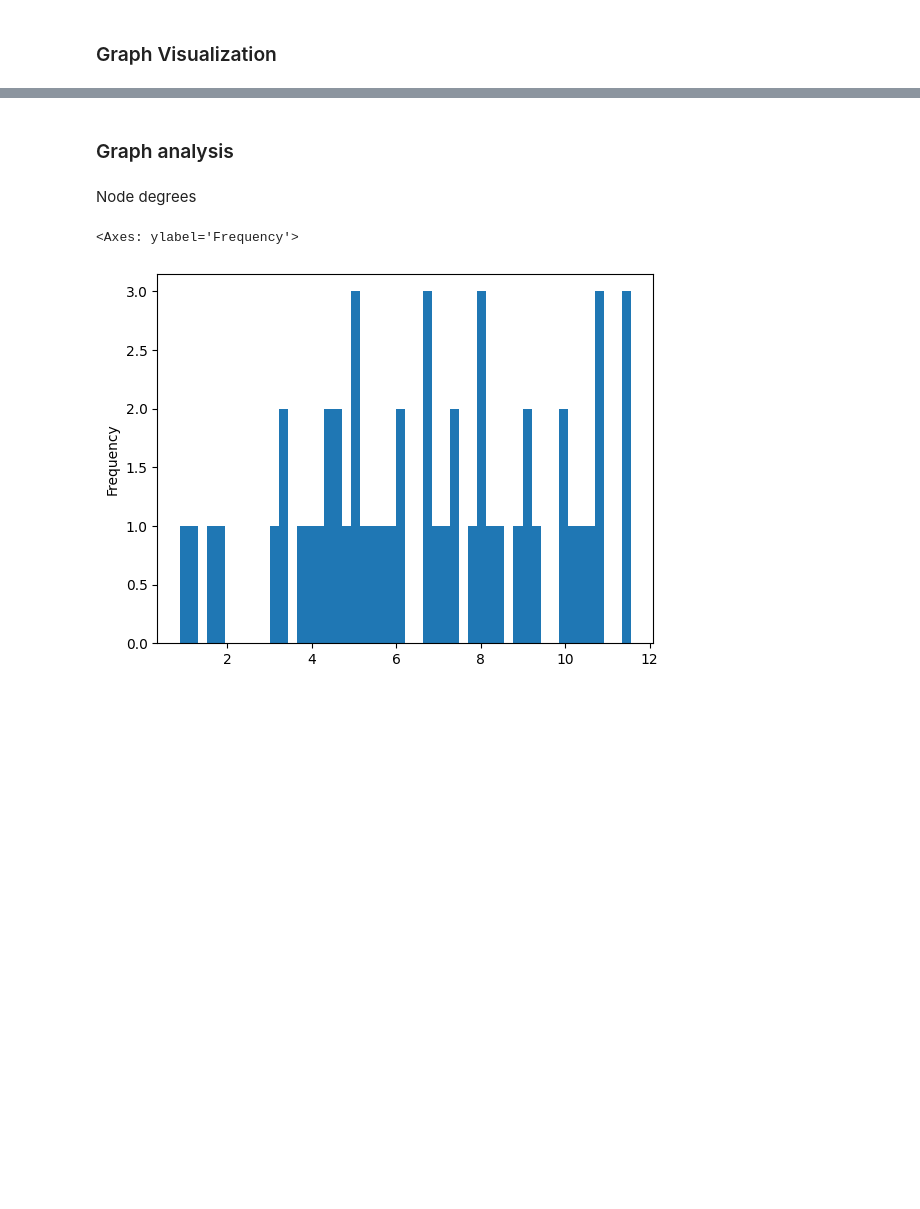
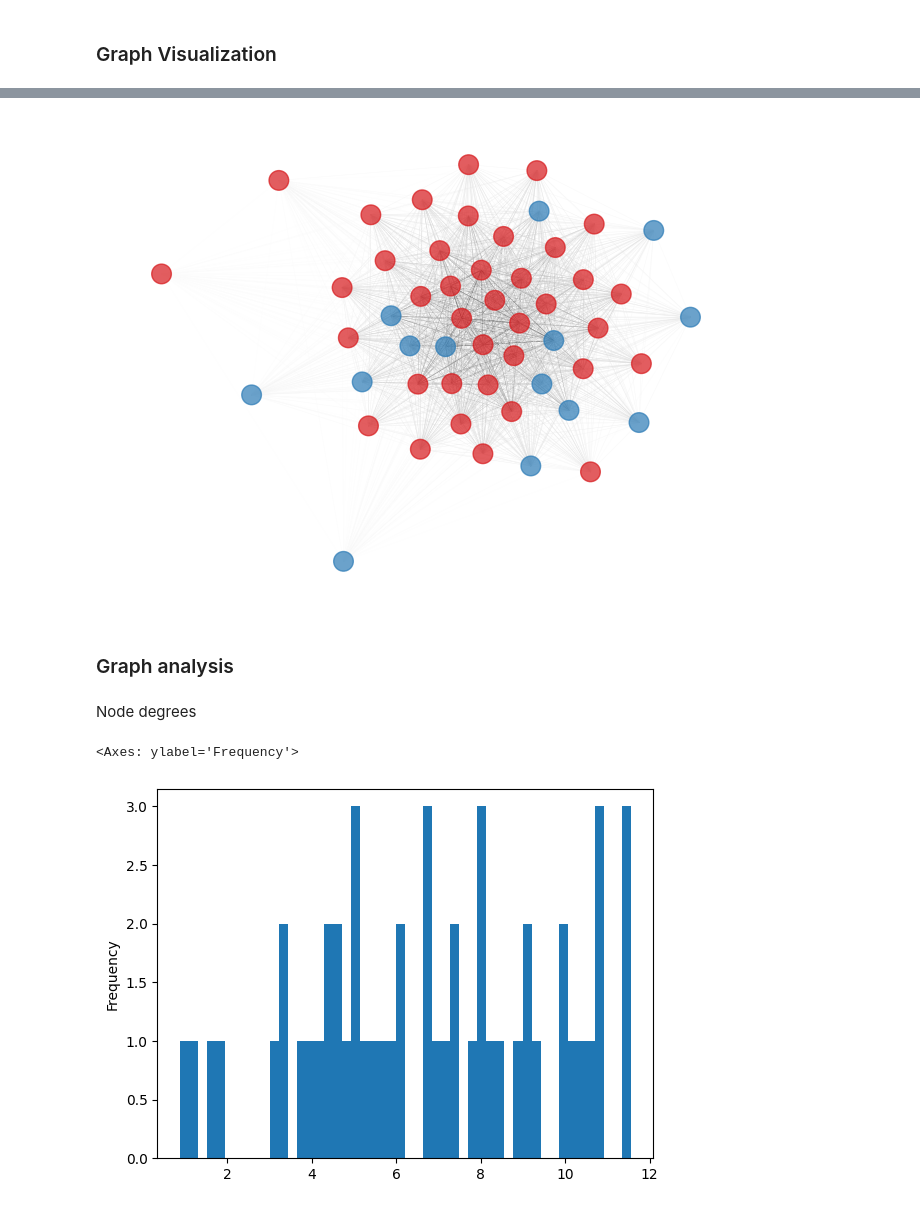
Before and after one commit to oriolmp/TFG_Fisica, a Jupyter notebook: Graph_Analysis_and_Visualization.ipynb, the cells around one changed output, grey strips where cells are left out. Cells and saved outputs as stored; diff of their text form; code cells hidden in the pictures; blank space fills up the shorter version.

Commit message:
Plot graph with colors using color_coding function

```diff
--- a/Graph_Analysis_and_Visualization.ipynb
+++ b/Graph_Analysis_and_Visualization.ipynb
@@ -9,6 +8,7 @@ import os
 ### Graph Visualization
 # %%
 GRAPH_PATH = './graphs/graph_2.graphml'
+SOCIODEMOGRAPHIC_PATH = "./data/Sociodemographic_survey/answers_sociodemographic_survey.pkl"
 # %%
 G = nx.read_graphml(GRAPH_PATH)
 # %%
@@ -28,0 +31,10 @@ nx.draw(G,
+# %%
+df_sociodem = pd.read_pickle(SOCIODEMOGRAPHIC_PATH)
+# %%
+colors = { "pp"    : {"Sí":'#d7191c', "No":'#2c7bb6', "nvr":'#ffffbf'},
+           "p_cuid": {"Sí":'#d7191c', "No":'#2c7bb6', "nvr":'#ffffbf'},
+           "genere": {"m":"#2c7bb6", "f":"#d7191c", "d":"#fdae61", "nvr":"#abd9e9"},
+           "edat"  : {'1':"#d73027", '2':"#fc8d59", '3':"#fee090", '4':"#e0f3f8", '5':"#91bfdb", '6':"#4575b4", 'nvr':"gray"}
+      }
+color_map = color_coding(G, df_sociodem, sociodem_entry='genere',colors_dict=colors)
+color_map
@@ -29,3 +59,18 @@ nx.draw(G,
+# %%
+cmap = plt.cm.Greys
+nx.draw(G,
+        pos= nx.spring_layout(G, k=1, iterations=500),
+        font_color="w",
+        edge_color=np.real([*nx.get_edge_attributes(G, 'weight').values()]),
+        width=0.3,
+        edge_cmap=cmap,
+        node_color=color_map,
+        alpha=0.7,
+        node_size=200,
+        with_labels = False,
+        font_weight ="bold")
+# %% [output]
+[figure, added]
 # %% [markdown]
 ### Graph analysis
 # %% [markdown]
```
Also changed, not shown: parts of 6 cells of this notebook.
